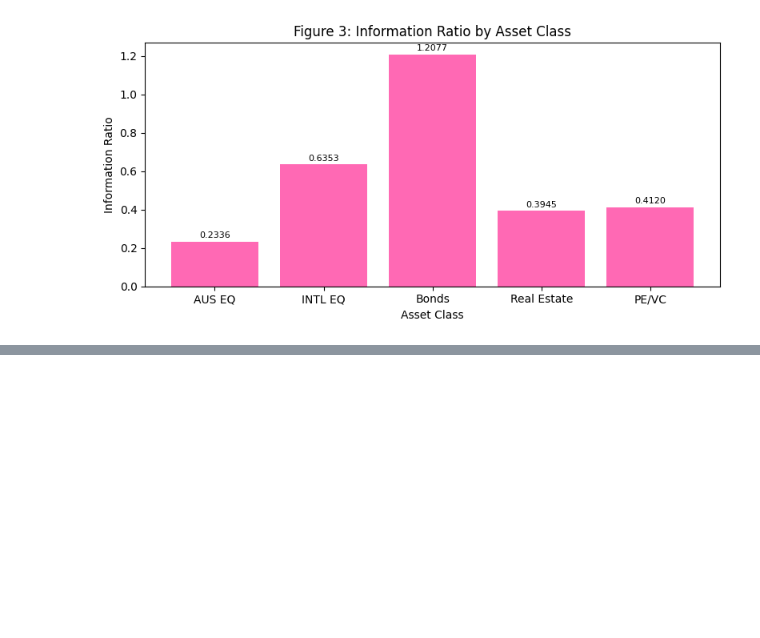
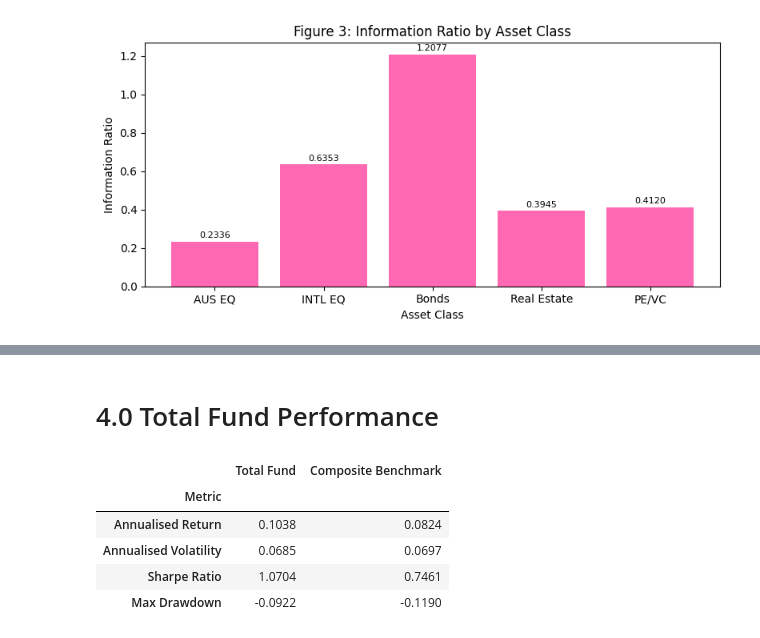
Before and after one commit to afperry2/FINM3422-Group-8-Task-2, a Jupyter notebook: notebook/multi-asset_portfolio_performance_report.ipynb, the cells around one changed output, grey strips where cells are left out. Cells and saved outputs as stored; diff of their text form; code cells hidden in the pictures; blank space fills up the shorter version.

Commit message:
interpretation for 3.0 and 4.0 & code loading into notebook and performance.py for the fund vs benchmark table

```diff
--- a/notebook/multi-asset_portfolio_performance_report.ipynb
+++ b/notebook/multi-asset_portfolio_performance_report.ipynb
@@ -44,0 +47,2 @@ plot_ir_bar(performance_table)
+# %% [markdown]
+# 4.0 Total Fund Performance
@@ -44,0 +51,11 @@ plot_ir_bar(performance_table)
+# %%
+portfolio_return, benchmark_return = compute_portfolio_returns(manager_data, benchmark_data)
+fund_table = build_fund_table(portfolio_return, benchmark_return, rf)
+fund_table
+# %% [output]
+|  | Total Fund | Composite Benchmark |
+| Metric |  |  |
+| Annualised Return | 0.1038 | 0.0824 |
+| Annualised Volatility | 0.0685 | 0.0697 |
+| Sharpe Ratio | 1.0704 | 0.7461 |
+| Max Drawdown | -0.0922 | -0.1190 |
```
Also changed, not shown: parts of 3 cells of this notebook, 1 other file.
